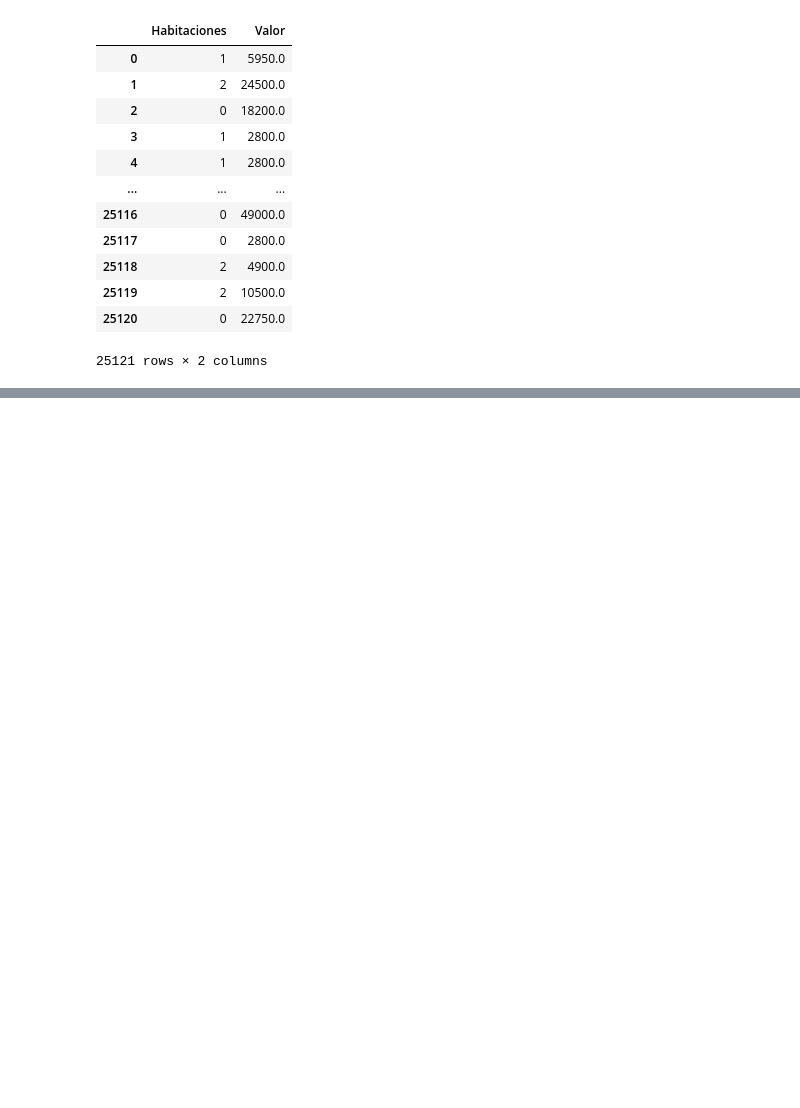
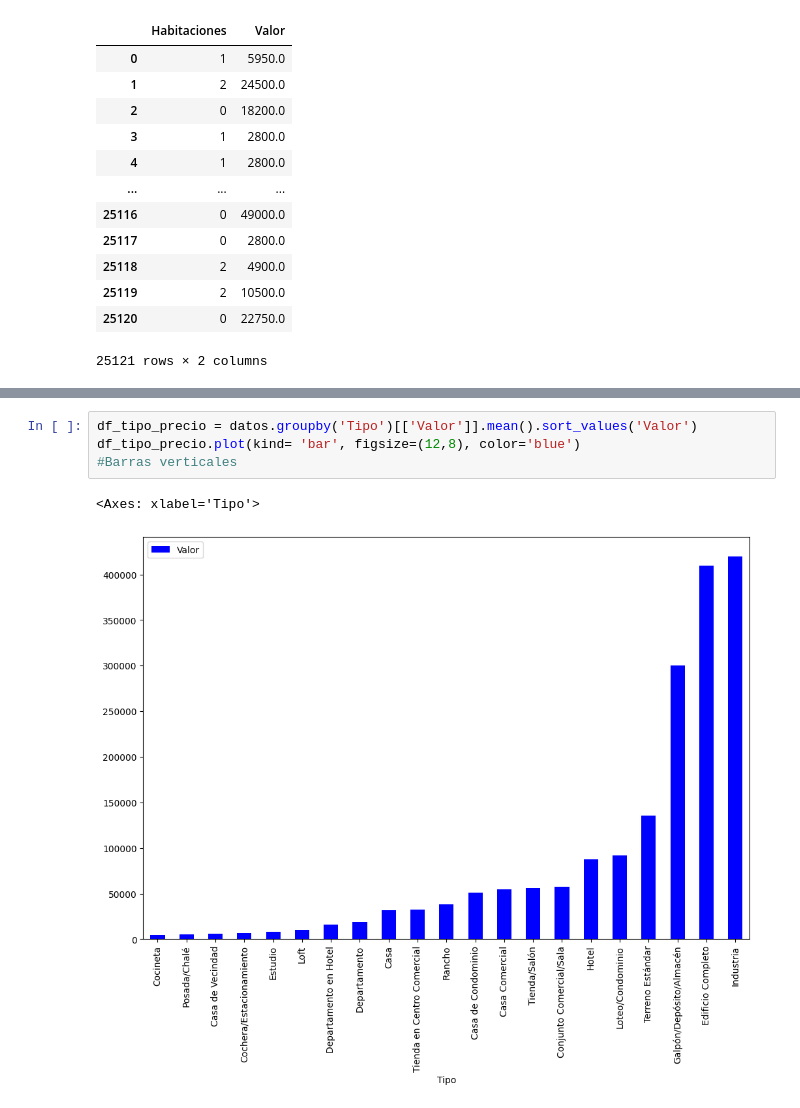
Before and after one commit to cataiap/Portafolio, a Jupyter notebook: inmuebles_cdmx.ipynb, the cells around one changed output, grey strips where cells are left out. Cells and saved outputs as stored; diff of their text form; blank space fills up the shorter version.

```diff
--- a/inmuebles_cdmx.ipynb
+++ b/inmuebles_cdmx.ipynb
@@ -193,0 +286,7 @@ datos[['Habitaciones', 'Valor']]
+# %%
+df_tipo_precio = datos.groupby('Tipo')[['Valor']].mean().sort_values('Valor')
+df_tipo_precio.plot(kind= 'bar', figsize=(12,8), color='blue')
+#Barras verticales
+# %% [output]
+<Axes: xlabel='Tipo'>
+[figure, added]
```
Also changed, not shown: parts of 32 cells of this notebook.
